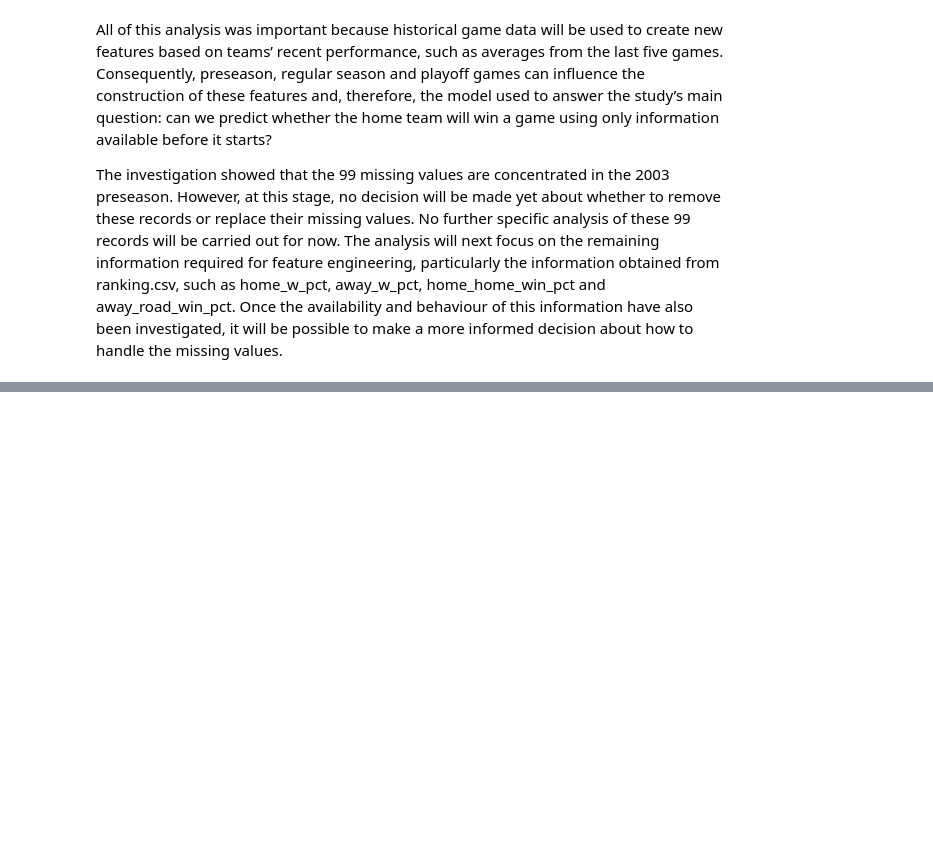
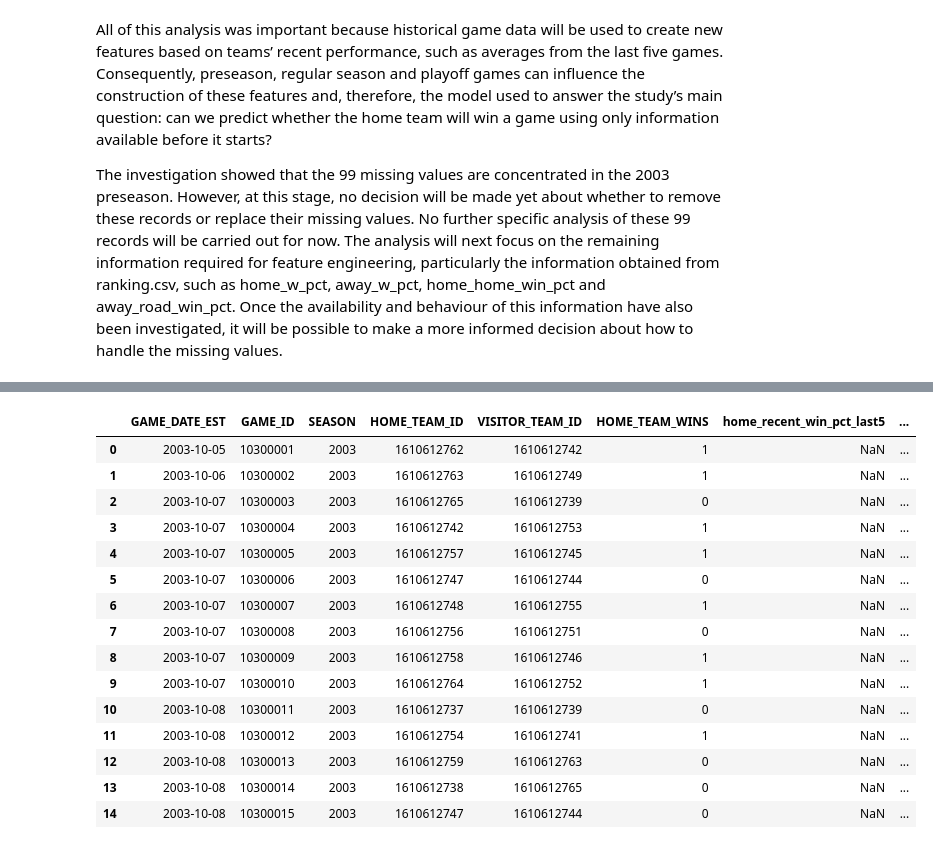
Before and after one commit to FelipeRino/Machine-Learning, a Jupyter notebook: Felipe_ML_CA1.ipynb, the cells around one changed output, grey strips where cells are left out. Cells and saved outputs as stored; diff of their text form; code cells hidden in the pictures; blank space fills up the shorter version.

Commit message:
Complete feature engineering and data validation
Created six pre-game features, investigated repeated GAME_IDs, rebuilt the feature engineering pipeline, and prepared the final modelling dataset.

```diff
--- a/Felipe_ML_CA1.ipynb
+++ b/Felipe_ML_CA1.ipynb
@@ -640,0 +1275,4 @@ The investigation showed that the 99 missing values are concentrated in the 2003
+# %%
+team_history = team_history.sort_values(
+    ["GAME_DATE_EST", "GAME_ID", "TEAM_ID"]
+).reset_index(drop=True)
@@ -640,0 +1568,57 @@ The investigation showed that the 99 missing values are concentrated in the 2003
+# %%
+home_recent = team_history[
+    team_history["LOCATION"] == "HOME"
+][
+    ["GAME_ID", "TEAM_ID", "RECENT_WIN_PCT_LAST5"]
+].copy()
+
+home_recent = home_recent.rename(
+    columns={
+        "TEAM_ID": "HOME_TEAM_ID",
+        "RECENT_WIN_PCT_LAST5": "home_recent_win_pct_last5"
+    }
+)
+# %%
+away_recent = team_history[
+    team_history["LOCATION"] == "AWAY"
+][
+    ["GAME_ID", "TEAM_ID", "RECENT_WIN_PCT_LAST5"]
+].copy()
+
+away_recent = away_recent.rename(
+    columns={
+        "TEAM_ID": "VISITOR_TEAM_ID",
+        "RECENT_WIN_PCT_LAST5": "away_recent_win_pct_last5"
+    }
+)
+# %%
+games_features = games_features.merge(
+    home_recent,
+    on=["GAME_ID", "HOME_TEAM_ID"],
+    how="left"
+)
+
+games_features = games_features.merge(
+    away_recent,
+    on=["GAME_ID", "VISITOR_TEAM_ID"],
+    how="left"
+)
+# %%
+games_features.head(15)
+# %% [output]
+|  | GAME_DATE_EST | GAME_ID | SEASON | HOME_TEAM_ID | VISITOR_TEAM_ID | HOME_TEAM_WINS | home_recent_win_pct_last5 | ... |
+| 0 | 2003-10-05 | 10300001 | 2003 | 1610612762 | 1610612742 | 1 | NaN | ... |
+| 1 | 2003-10-06 | 10300002 | 2003 | 1610612763 | 1610612749 | 1 | NaN | ... |
+| 2 | 2003-10-07 | 10300003 | 2003 | 1610612765 | 1610612739 | 0 | NaN | ... |
+| 3 | 2003-10-07 | 10300004 | 2003 | 1610612742 | 1610612753 | 1 | NaN | ... |
+| 4 | 2003-10-07 | 10300005 | 2003 | 1610612757 | 1610612745 | 1 | NaN | ... |
+| 5 | 2003-10-07 | 10300006 | 2003 | 1610612747 | 1610612744 | 0 | NaN | ... |
+| 6 | 2003-10-07 | 10300007 | 2003 | 1610612748 | 1610612755 | 1 | NaN | ... |
+| 7 | 2003-10-07 | 10300008 | 2003 | 1610612756 | 1610612751 | 0 | NaN | ... |
+| 8 | 2003-10-07 | 10300009 | 2003 | 1610612758 | 1610612746 | 1 | NaN | ... |
+| 9 | 2003-10-07 | 10300010 | 2003 | 1610612764 | 1610612752 | 1 | NaN | ... |
+| 10 | 2003-10-08 | 10300011 | 2003 | 1610612737 | 1610612739 | 0 | NaN | ... |
+| 11 | 2003-10-08 | 10300012 | 2003 | 1610612754 | 1610612741 | 1 | NaN | ... |
+| 12 | 2003-10-08 | 10300013 | 2003 | 1610612759 | 1610612763 | 0 | NaN | ... |
+| 13 | 2003-10-08 | 10300014 | 2003 | 1610612738 | 1610612765 | 0 | NaN | ... |
+| 14 | 2003-10-08 | 10300015 | 2003 | 1610612747 | 1610612744 | 0 | NaN | ... |
```
Also changed, not shown: parts of 166 cells of this notebook.
